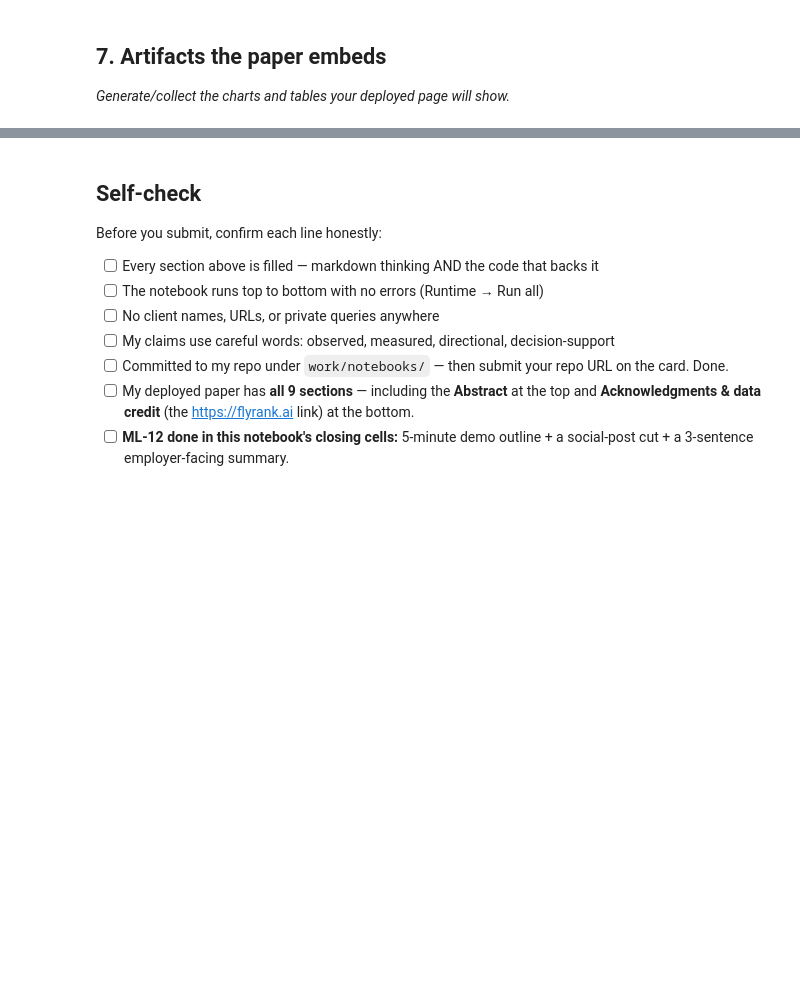
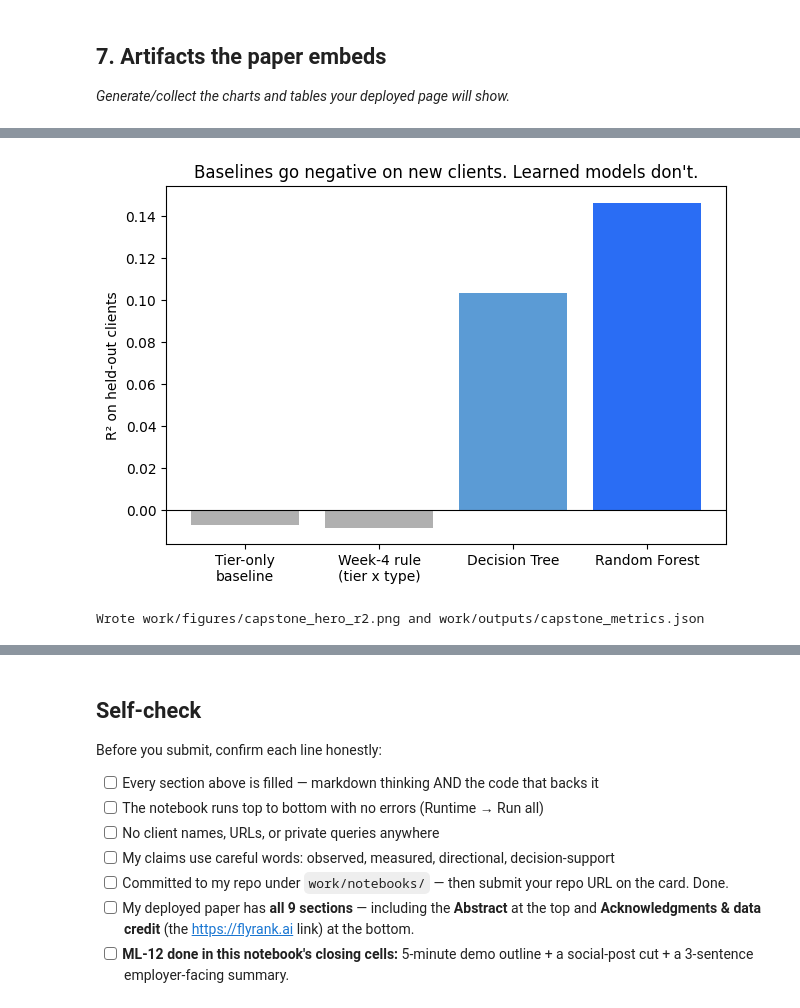
Before and after one commit to Abdulm111/ML-Assignement01, a Jupyter notebook: work/notebooks/capstone.ipynb, the cells around one changed output, grey strips where cells are left out. Cells and saved outputs as stored; diff of their text form; code cells hidden in the pictures; blank space fills up the shorter version.

```diff
--- a/work/notebooks/capstone.ipynb
+++ b/work/notebooks/capstone.ipynb
@@ -16,0 +58,23 @@ This skeleton is yours to fill. Work the sections **in order** — each one has
+# %%
+DATASET = "FlyRank/internship-warehouse (Hugging Face, gated)"
+TABLES_USED = ["fact_content_daily_performance (month=2026-03 partition)", "dim_content"]
+MONTH_USED = "2026-03"
+SEALED_MONTH = "2026-06 (fact_content_daily_performance_sample.parquet, never queried in this project)"
+FILTERS = [
+    "is_published = TRUE, is_deleted = FALSE",
+    "impressions_month >= 100",
+    "avg_position_month >= 1 (drops ~0.7% of rows with an impossible position < 1)",
+]
+PANEL_ROWS = 100702
+PANEL_CLIENTS = 44
+CLIENTS_IN_MARCH_AT_ALL = 55
+CLIENTS_ON_FILE_TOTAL = 104
+
+print(f"Dataset: {DATASET}")
+print(f"Month analyzed: {MONTH_USED}")
+print(f"Sealed, untouched: {SEALED_MONTH}")
+print("Filters applied:")
+for f in FILTERS:
+    print(f"  - {f}")
+print(f"Final panel: {PANEL_ROWS} rows, {PANEL_CLIENTS} clients "
+      f"(of {CLIENTS_IN_MARCH_AT_ALL} active in March, of {CLIENTS_ON_FILE_TOTAL} on file total)")
@@ -36,0 +424,24 @@ This skeleton is yours to fill. Work the sections **in order** — each one has
+# %%
+# The paper's hero chart: both baselines go negative, both learned models don't.
+fig, ax = plt.subplots(figsize=(6.5, 4.5))
+colors = ["#b0b0b0", "#b0b0b0", "#5b9bd5", "#2a6df4"]
+ax.bar(hero_df["model"], hero_df["r2"], color=colors)
+ax.axhline(0, color="black", linewidth=0.8)
+ax.set_ylabel("R² on held-out clients")
+ax.set_title("Baselines go negative on new clients. Learned models don't.")
+plt.tight_layout()
+plt.savefig("work/figures/capstone_hero_r2.png", dpi=150)
+plt.show()
+
+capstone_metrics = {
+    "panel_rows": int(len(q)),
+    "panel_clients": int(q["client_hash_id"].nunique()),
+    "hero_comparison": hero_df.set_index("model")["r2"].to_dict(),
+    "w07_metrics_found": w07_metrics is not None,
+}
+with open("work/outputs/capstone_metrics.json", "w") as f:
+    json.dump(capstone_metrics, f, indent=2)
+print("Wrote work/figures/capstone_hero_r2.png and work/outputs/capstone_metrics.json")
+# %% [output]
+[figure, added]
+Wrote work/figures/capstone_hero_r2.png and work/outputs/capstone_metrics.json
```
Also changed, not shown: parts of 16 cells of this notebook.
